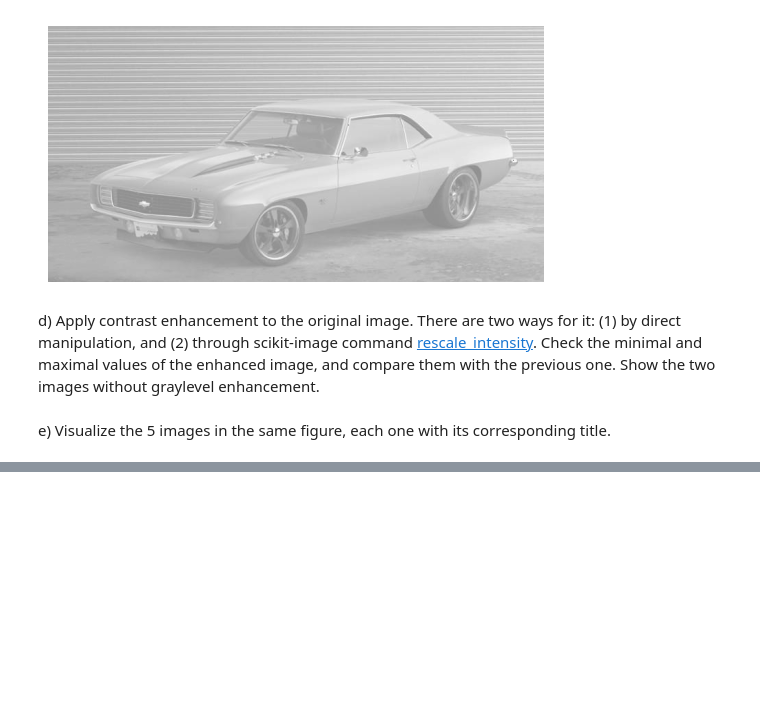
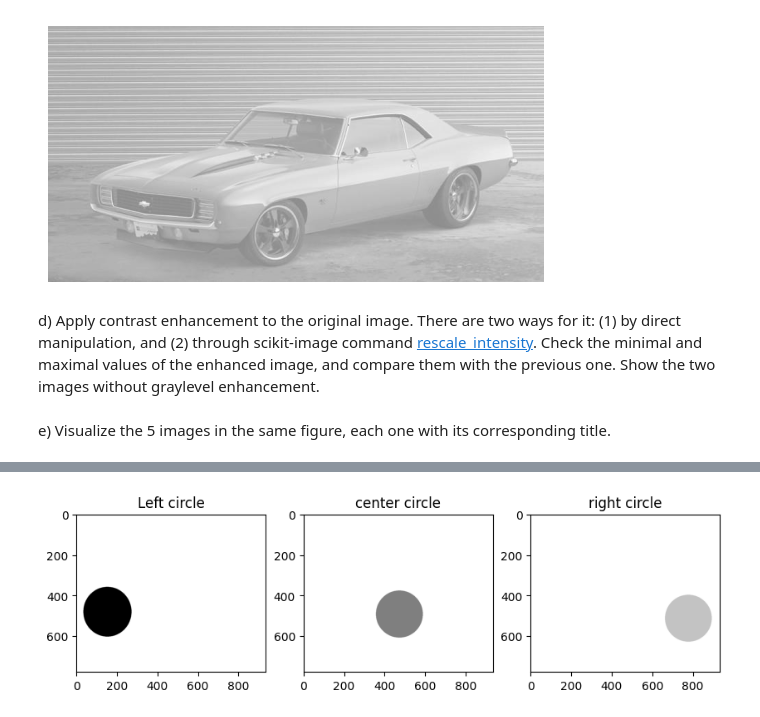
Before and after one commit to junjielyu13/Junior-Fall-Missions, a Jupyter notebook: VisioAI/Practica/Practica1/p1-20220914/p1_2022_23_Junjie.ipynb, the cells around one changed output, grey strips where cells are left out. Cells and saved outputs as stored; diff of their text form; code cells hidden in the pictures; blank space fills up the shorter version.

```diff
--- a/VisioAI/Practica/Practica1/p1-20220914/p1_2022_23_Junjie.ipynb
+++ b/VisioAI/Practica/Practica1/p1-20220914/p1_2022_23_Junjie.ipynb
@@ -358,3 +401,37 @@ a) Read the image `images_notebook/circles.bmp` (see figure top) and define 3 im
+# %%
+#Your solution
+fig, axs = plt.subplots(nrows=1, ncols=3,figsize=(10,10))
+
+
+image_circles = io.imread('images_notebook/circles.bmp')
+circle = np.unique(image_circles)
+
+
+left_circle = image_circles.copy()
+left_circle[image_circles != circle[0]] = 255
+ax = axs[0]
+ax.imshow(left_circle, cmap='gray')
+ax.set_title('Left circle')
+
+
+center_circle = image_circles.copy()
+center_circle[image_circles != circle[1]] = 255
+ax = axs[1]
+ax.imshow(center_circle, cmap='gray')
+ax.set_title('center circle')
+
+
+right_circle = image_circles.copy()
+right_circle[image_circles != circle[2]] = 255
+ax = axs[2]
+ax.imshow(right_circle, cmap='gray')
+ax.set_title('right circle')
+
+
+
+plt.show()
+# %% [output]
+[figure, added]
 # %% [markdown]
 b) Given the images `images_notebook/coat.png` and `images_notebook/model.png` (first two images on the figure below), implement the necessary code to construct the image of the model with the coat (third image). Next find in internet an image with a texture and apply it to obtain an image of the jacket with the found texture (fourth image is only an example).
 
```
Also changed, not shown: parts of 6 cells of this notebook.
